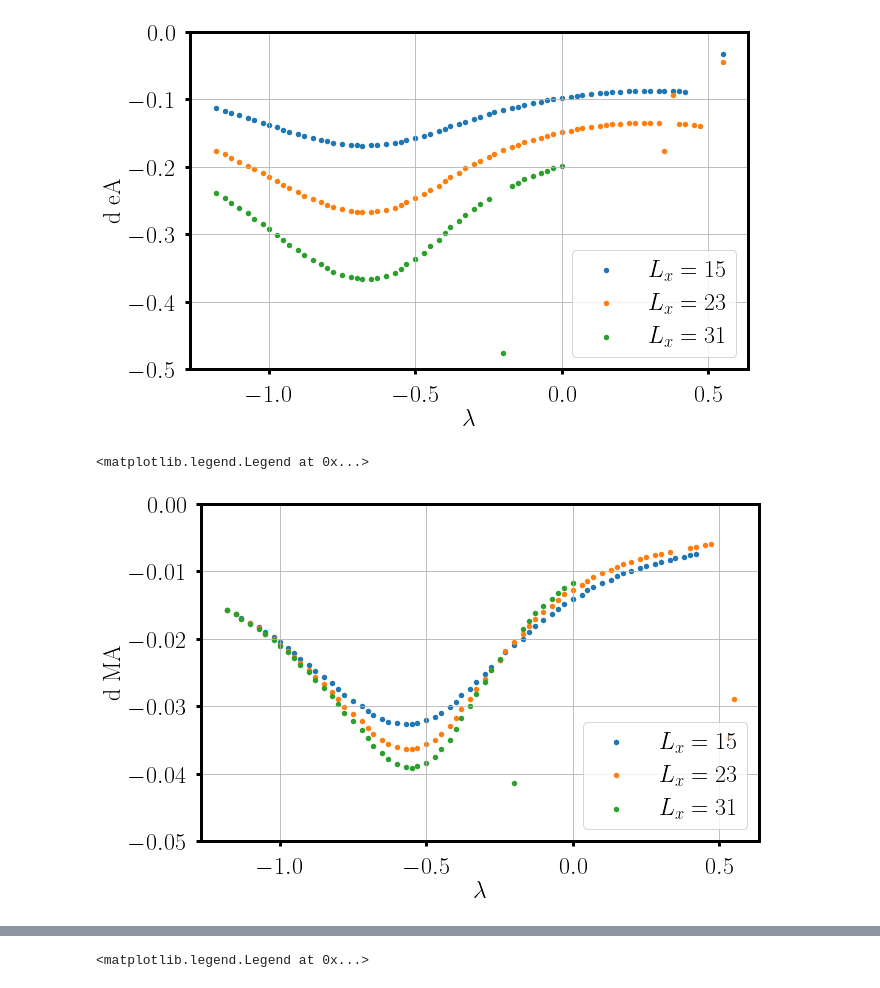
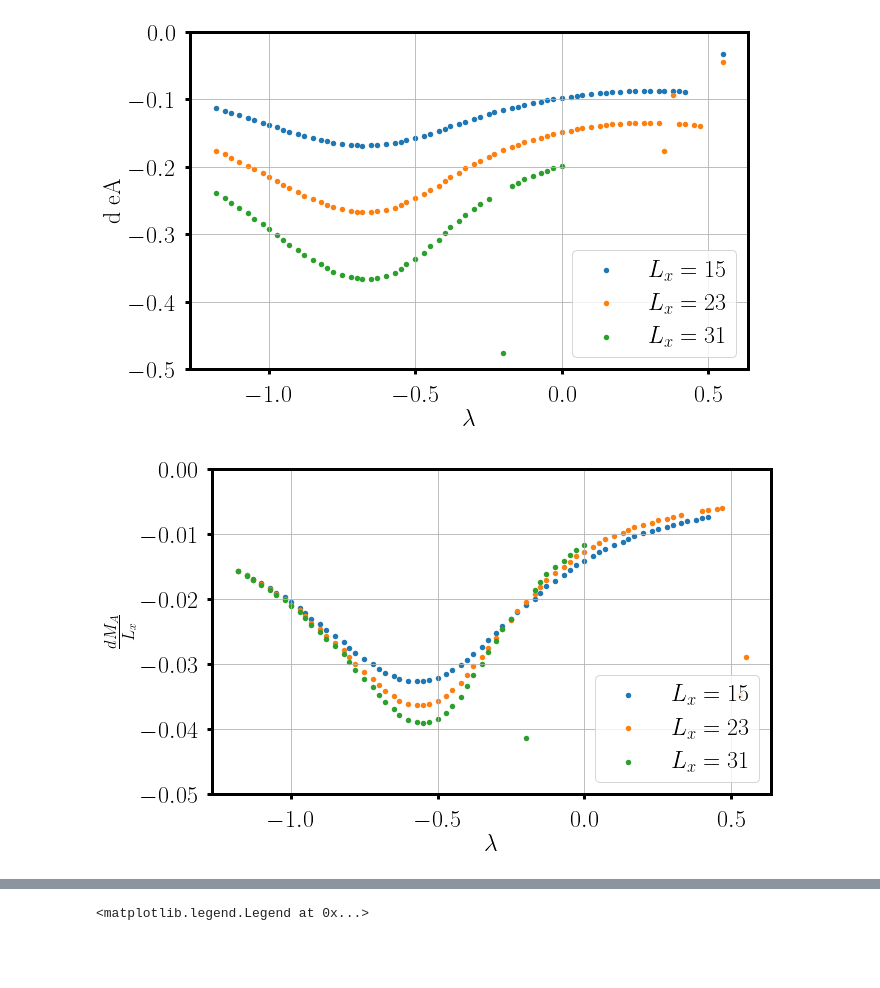
Before and after one commit to Philipp137/SquareIce, a Jupyter notebook: 06_data/20220322_zero_mu/zero_mu.ipynb, the cells around one changed output, grey strips where cells are left out. Cells and saved outputs as stored; diff of their text form; code cells hidden in the pictures; blank space fills up the shorter version.

```diff
--- a/06_data/20220322_zero_mu/zero_mu.ipynb
+++ b/06_data/20220322_zero_mu/zero_mu.ipynb
@@ -171,20 +172,21 @@ plt.legend()
 # %%
 L15Mabs = np.abs(L15MA) + np.abs(L15MB)
 L23Mabs = np.abs(L23MA) + np.abs(L23MB)
 L31Mabs = np.abs(L31MA) + np.abs(L31MB)
 plt.figure(figsize=(10,10/1.61))
 plt.scatter(L15Lam[1:], np.diff(L15Mabs/15,1), lw=0,marker='o',s=30, label= r'$L_x=15$')
 plt.scatter(L23Lam[1:], np.diff(L23Mabs/23,1), lw=0,marker='o',s=30, label= r'$L_x=23$')
 plt.scatter(L31Lam[1:], np.diff(L31Mabs/31,1), lw=0,marker='o',s=30, label= r'$L_x=31$')
 
 plt.grid()
 plt.ylim(-0.05,0.00)
-plt.ylabel('d MA')
+plt.ylabel(r'$\frac{d M_A}{L_x}$')
 plt.xlabel(r'$\lambda$')
 plt.legend()
+
+save_fig("../imgs/MA.pdf")
 # %% [output]
-<matplotlib.legend.Legend at 0x...>
-[figure, old version]
+[figure, new version]
 # %%
 L15chi = L15MA**2 + L15MB**2
 L23chi = L23MA**2 + L23MB**2
```
Also changed, not shown: parts of 4 cells of this notebook, 18 other files.
